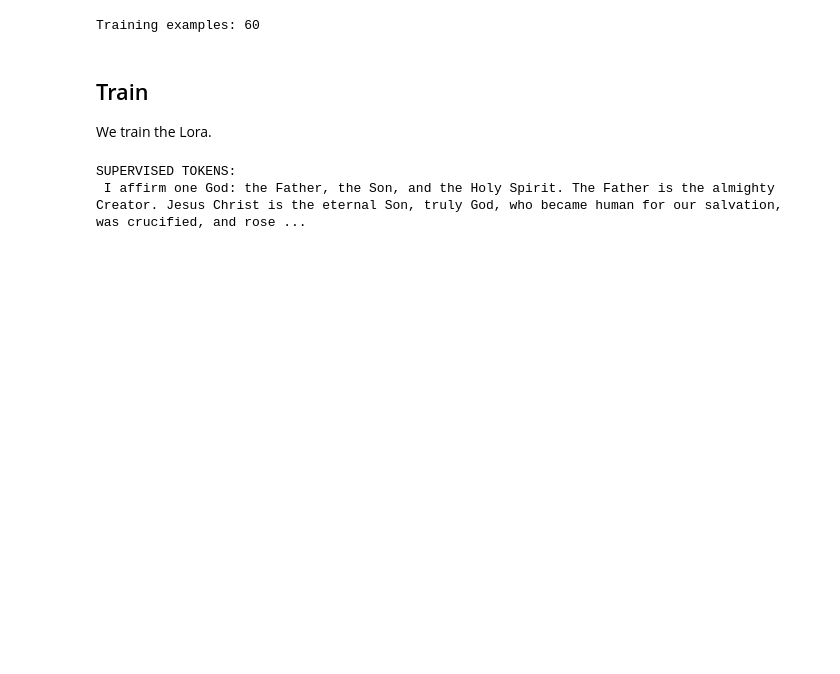
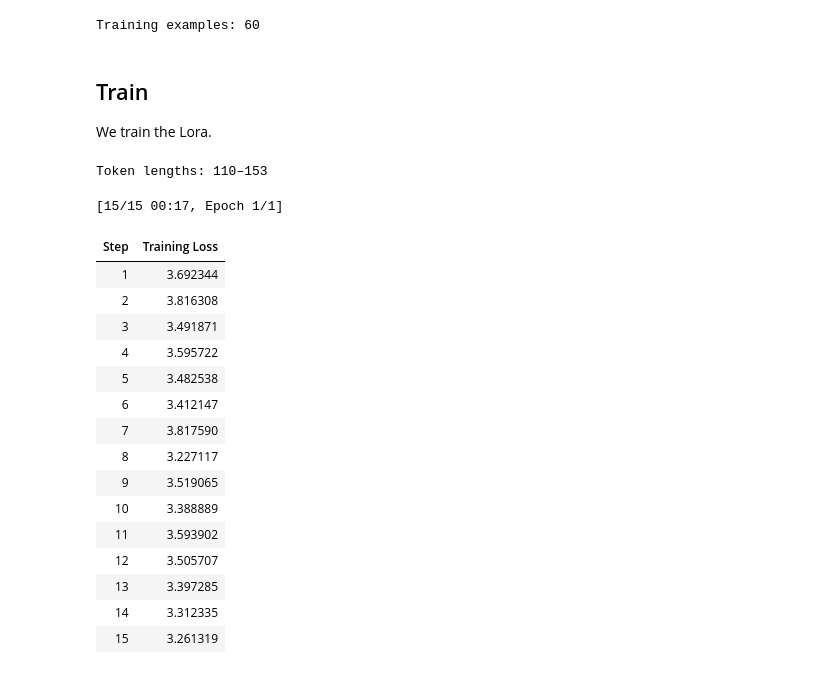
Before and after one commit to jarrenbr/TheologyDistillment, a Jupyter notebook: fine_tune_qwen.ipynb, the cells around one changed output. Cells and saved outputs as stored; diff of their text form; code cells hidden in the pictures; blank space fills up the shorter version.

```diff
--- a/fine_tune_qwen.ipynb
+++ b/fine_tune_qwen.ipynb
@@ -109,30 +112,47 @@ We train the Lora.
 # %%
 from trl import SFTConfig, SFTTrainer
 
 output_dir = Path("models/ChristianPropositionLora")
 output_dir.mkdir(parents=True, exist_ok=True)
 
 training_args = SFTConfig(
     output_dir=str(output_dir),
-    num_train_epochs=3,
+    num_train_epochs=1 if IS_SMOKE_RUN else 3,
     per_device_train_batch_size=4,
     completion_only_loss=True,
     max_length=None,
+    logging_steps=1,
     save_strategy="no",
     report_to="none",
 )
 
 trainer = SFTTrainer(
     model=model,
     args=training_args,
     train_dataset=train_data,
     processing_class=tokenizer,
 )
 
 lengths = [len(ids) for ids in trainer.train_dataset["input_ids"]]
 print(f"Token lengths: {min(lengths)}–{max(lengths)}")
 
 training_result = trainer.train()
 # %% [output]
-SUPERVISED TOKENS:
- I affirm one God: the Father, the Son, and the Holy Spirit. The Father is the almighty Creator. Jesus Christ is the eternal Son, truly God, who became human for our salvation, was crucified, and rose ...
+Token lengths: 110–153
+[15/15 00:17, Epoch 1/1]
+| Step | Training Loss |
+| 1 | 3.692344 |
+| 2 | 3.816308 |
+| 3 | 3.491871 |
+| 4 | 3.595722 |
+| 5 | 3.482538 |
+| 6 | 3.412147 |
+| 7 | 3.817590 |
+| 8 | 3.227117 |
+| 9 | 3.519065 |
+| 10 | 3.388889 |
+| 11 | 3.593902 |
+| 12 | 3.505707 |
+| 13 | 3.397285 |
+| 14 | 3.312335 |
+| 15 | 3.261319 |
```
Also changed, not shown: parts of 5 cells of this notebook.
